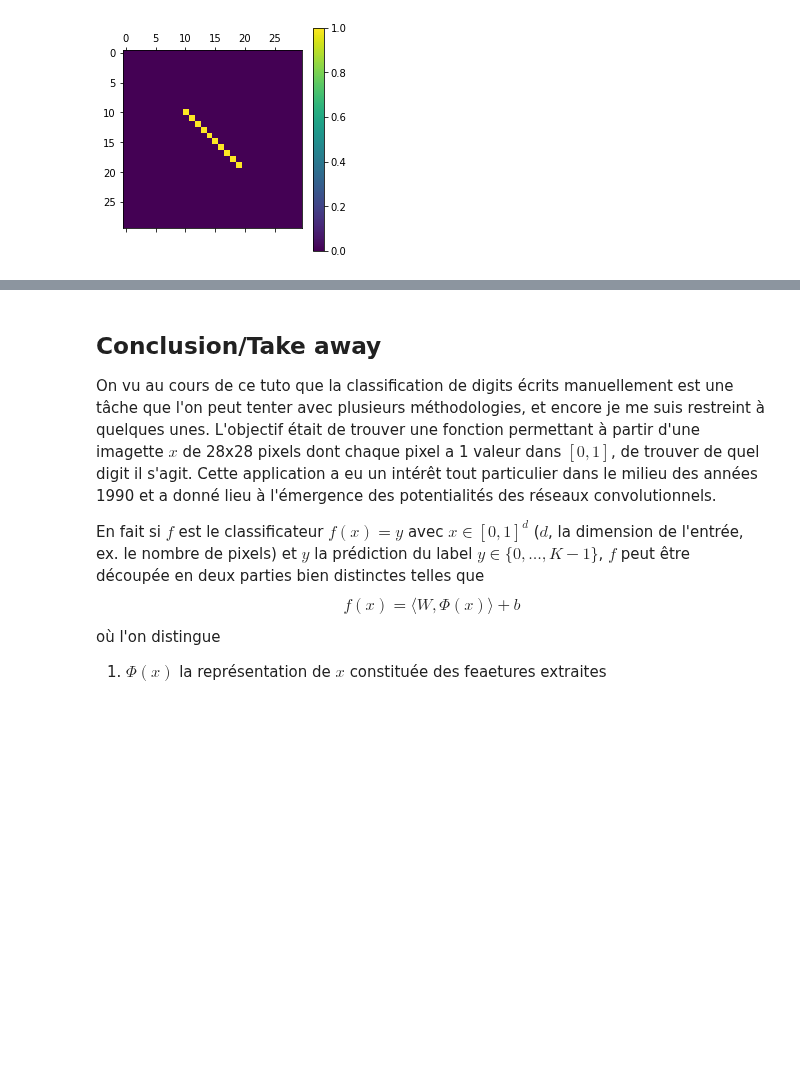
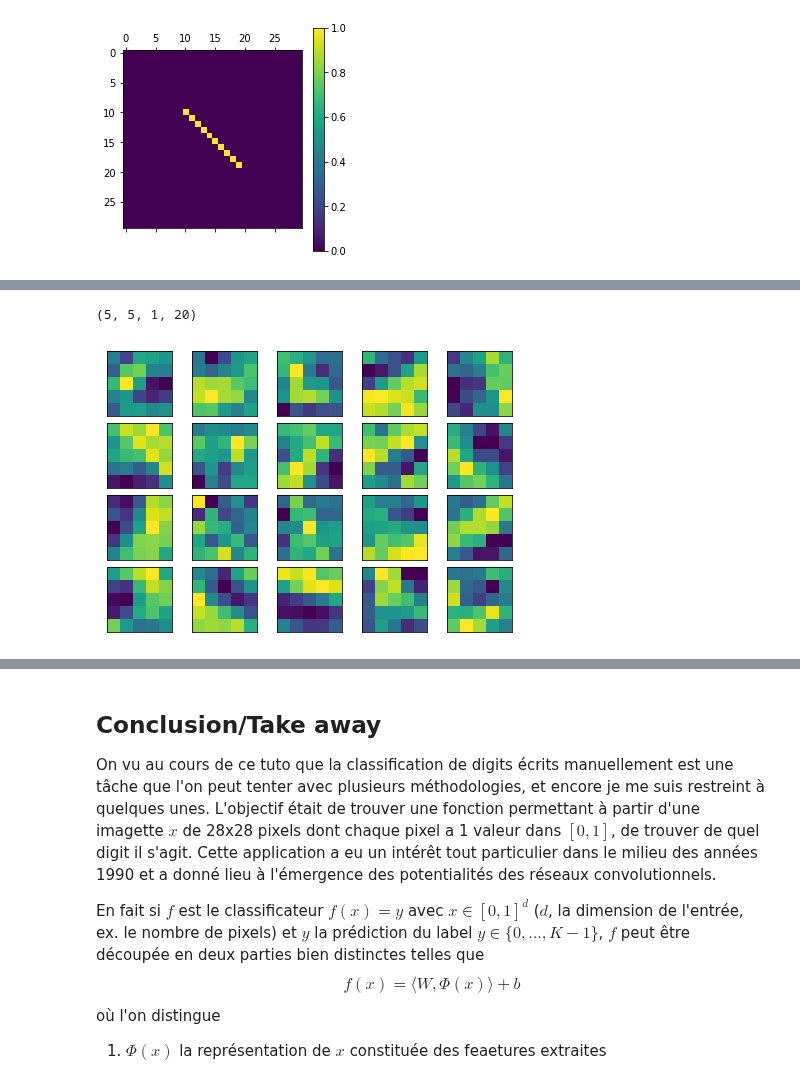
Before and after one commit to jecampagne/ML-toys, a Jupyter notebook: MNIST_whyCNN.ipynb, the cells around one changed output, grey strips where cells are left out. Cells and saved outputs as stored; diff of their text form; code cells hidden in the pictures; blank space fills up the shorter version.

```diff
--- a/MNIST_whyCNN.ipynb
+++ b/MNIST_whyCNN.ipynb
@@ -1207,0 +1216,16 @@ Forcé est de constater que même avec 4 fois moins de paramètres au total, le
+# %%
+W1.shape
+# %% [output]
+(5, 5, 1, 20)
+# %%
+fig, ax = plt.subplots(4,5)
+id=0
+for i in range(4):
+  for j in range(5):
+      ax[i,j].matshow(W1[:,:,0,id])
+      ax[i,j].set_xticks([])
+      ax[i,j].set_yticks([])
+      id +=1
+plt.tight_layout(pad=0, h_pad=0, w_pad=0)
+# %% [output]
+[figure, added]
```
Also changed, not shown: parts of 16 cells of this notebook.
